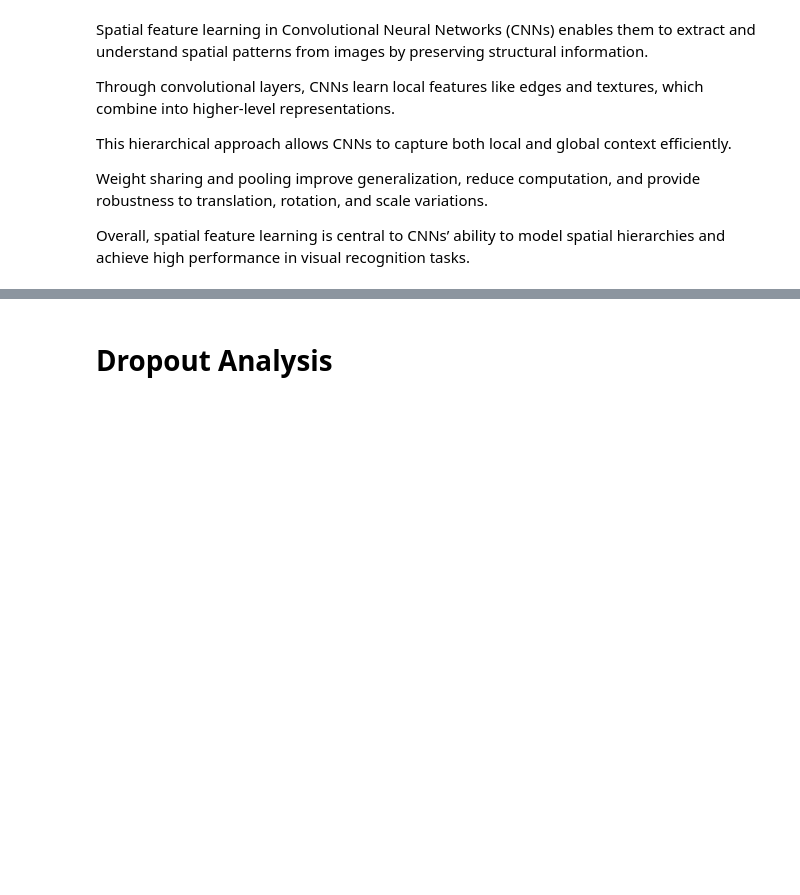
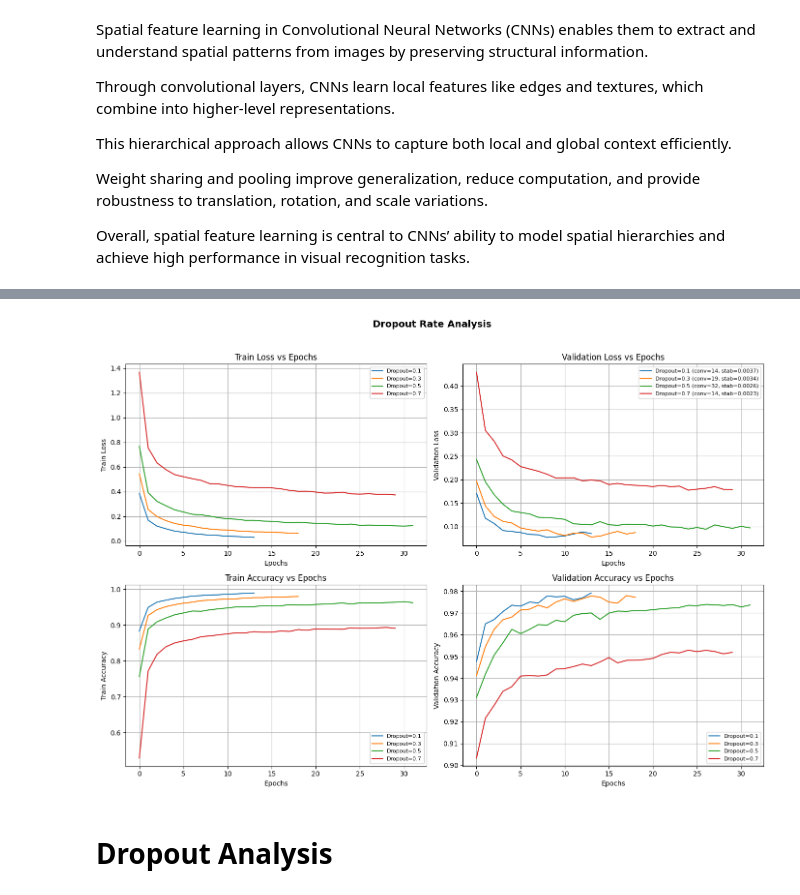
Before and after one commit to AhmedAlaa8100/ML-Logistic_Regression-Neural_Networks, a Jupyter notebook: Neural_Networks.ipynb, the cells around one changed output, grey strips where cells are left out. Cells and saved outputs as stored; diff of their text form; code cells hidden in the pictures; blank space fills up the shorter version.

```diff
--- a/Neural_Networks.ipynb
+++ b/Neural_Networks.ipynb
@@ -895,0 +948,41 @@ Overall, spatial feature learning is central to CNNs’ ability to model spatial
+# %%
+def plot_dropout_analysis(results):
+    plt.figure(figsize=(14, 10))
+    plt.suptitle('Dropout Rate Analysis', fontsize=14, fontweight='bold')
+
+    # (1) Train Loss
+    plt.subplot(2, 2, 1)
+    for dr, data in results.items():
+        plt.plot(data['train_losses'], label=f'Dropout={dr}')
+    plt.xlabel('Epochs'); plt.ylabel('Train Loss')
+    plt.title('Train Loss vs Epochs')
+    plt.legend(fontsize=8); plt.grid(True)
+
+    # (2) Validation Loss
+    plt.subplot(2, 2, 2)
+    for dr, data in results.items():
+        plt.plot(data['val_losses'], label=f'Dropout={dr} (conv={data["convergence_speed"]}, stab={data["stability"]:.4f})')
+    plt.xlabel('Epochs'); plt.ylabel('Validation Loss')
+    plt.title('Validation Loss vs Epochs')
+    plt.legend(fontsize=8); plt.grid(True)
+
+    # (3) Train Accuracy
+    plt.subplot(2, 2, 3)
+    for dr, data in results.items():
+        plt.plot(data['train_acc'], label=f'Dropout={dr}')
+    plt.xlabel('Epochs'); plt.ylabel('Train Accuracy')
+    plt.title('Train Accuracy vs Epochs')
+    plt.legend(fontsize=8); plt.grid(True)
+
+    # (4) Validation Accuracy
+    plt.subplot(2, 2, 4)
+    for dr, data in results.items():
+        plt.plot(data['val_acc'], label=f'Dropout={dr}')
+    plt.xlabel('Epochs'); plt.ylabel('Validation Accuracy')
+    plt.title('Validation Accuracy vs Epochs')
+    plt.legend(fontsize=8); plt.grid(True)
+
+    plt.tight_layout(rect=[0, 0, 1, 0.96])
+    plt.show()
+# %%
+results_dropout, best_dropout, best_dropout_acc = run_dropout_analysis()
@@ -896,3 +1007,7 @@ Overall, spatial feature learning is central to CNNs’ ability to model spatial
+# %%
+plot_dropout_analysis(results_dropout)
+# %% [output]
+[figure, added]
 # %% [markdown]
 # Dropout Analysis
 # %% [markdown]
```
Also changed, not shown: parts of 8 cells of this notebook.
